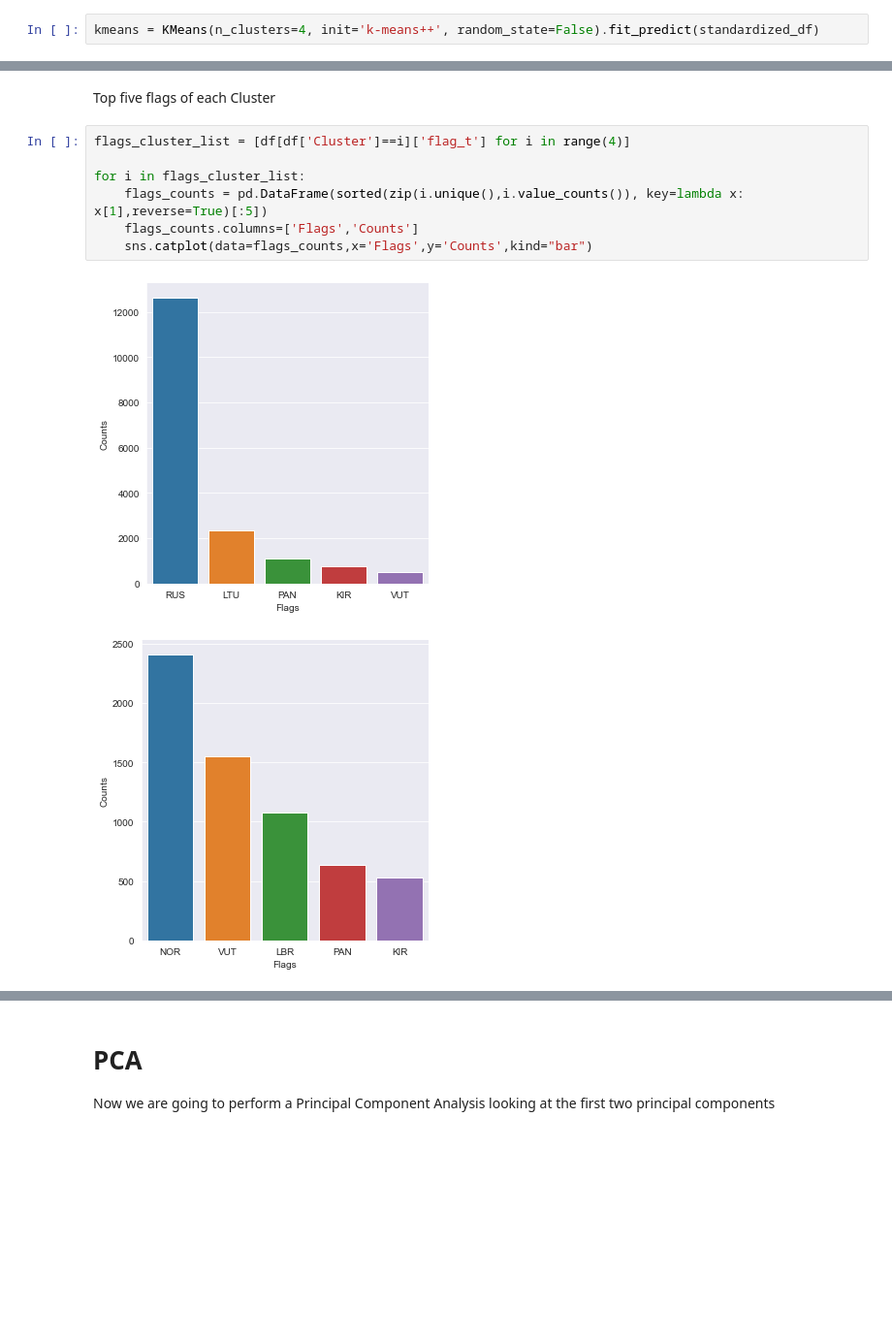
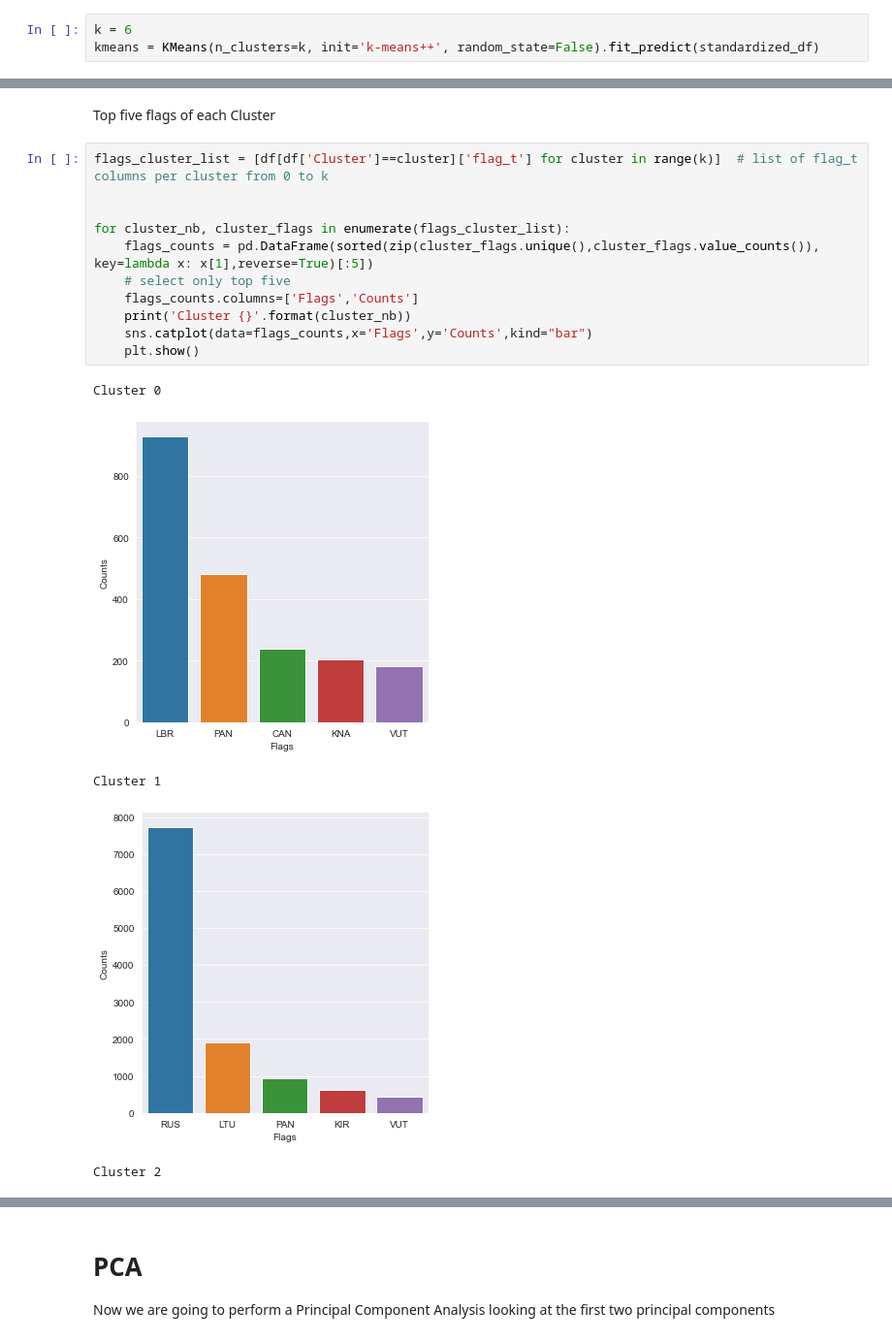
Before and after one commit to neuhart/Doing_DataScience_SS22, a Jupyter notebook: Clustering_p.ipynb, the cells around one changed output, grey strips where cells are left out. Shown: that part at 97% size. Cells and saved outputs as stored; diff of their text form; blank space fills up the shorter version.

```diff
--- a/Clustering_p.ipynb
+++ b/Clustering_p.ipynb
@@ -66,3 +68,4 @@ plt.show()
 # %%
-kmeans = KMeans(n_clusters=4, init='k-means++', random_state=False).fit_predict(standardized_df)
+k = 6
+kmeans = KMeans(n_clusters=k, init='k-means++', random_state=False).fit_predict(standardized_df)
 # %%
@@ -101,12 +104,19 @@ sns.catplot(data=flags_counts,x='Flags',y='Counts',kind="bar")
 # %% [markdown]
 Top five flags of each Cluster
 # %%
-flags_cluster_list = [df[df['Cluster']==i]['flag_t'] for i in range(4)]
+flags_cluster_list = [df[df['Cluster']==cluster]['flag_t'] for cluster in range(k)]  # list of flag_t columns per cluster from 0 to k
 
-for i in flags_cluster_list:
-    flags_counts = pd.DataFrame(sorted(zip(i.unique(),i.value_counts()), key=lambda x: x[1],reverse=True)[:5])
+
+for cluster_nb, cluster_flags in enumerate(flags_cluster_list):
+    flags_counts = pd.DataFrame(sorted(zip(cluster_flags.unique(),cluster_flags.value_counts()), key=lambda x: x[1],reverse=True)[:5])
+    # select only top five
     flags_counts.columns=['Flags','Counts']
+    print('Cluster {}'.format(cluster_nb))
     sns.catplot(data=flags_counts,x='Flags',y='Counts',kind="bar")
+    plt.show()
 # %% [output]
+Cluster 0
-[figure, old version]
+[figure, new version]
+Cluster 1
-[figure, old version]
+[figure, new version]
+Cluster 2
```
Also changed, not shown: parts of 6 cells of this notebook.
